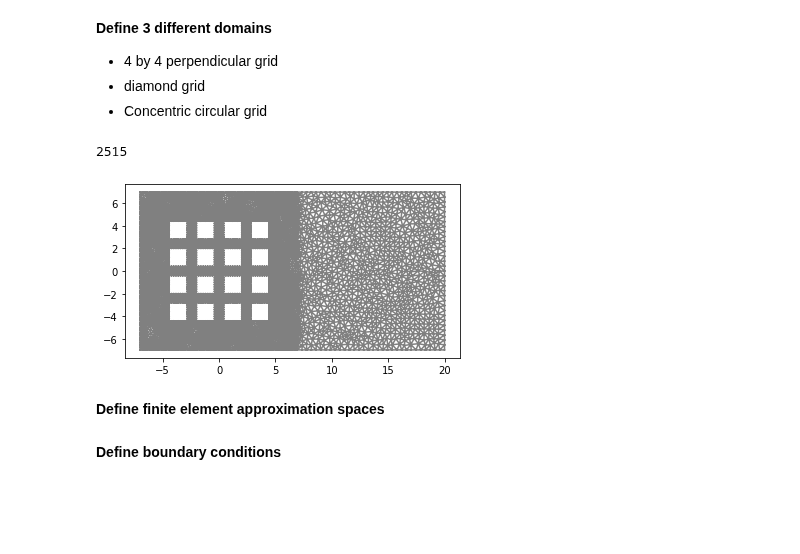
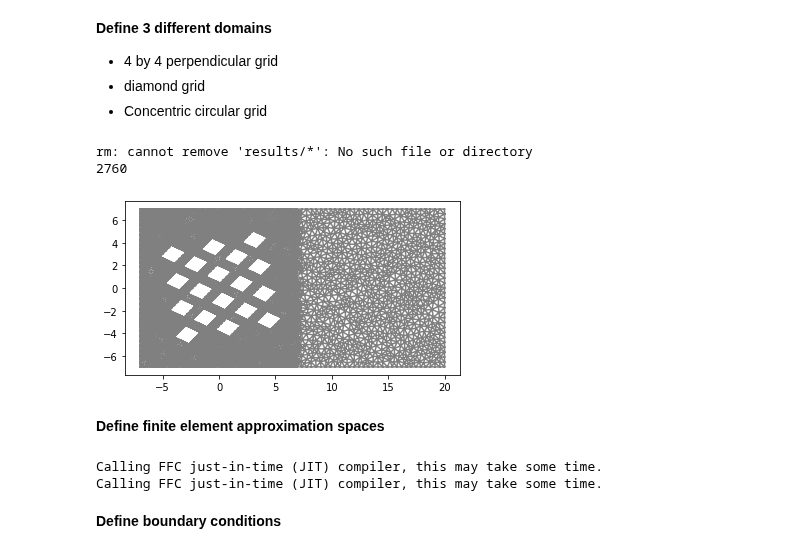
Before and after one commit to johanhoffman/DD2365-VT20, a Jupyter notebook: Project/projectV4_P2.ipynb, the cells around one changed output. Cells and saved outputs as stored; diff of their text form; code cells hidden in the pictures; blank space fills up the shorter version.

```diff
--- a/Project/projectV4_P2.ipynb
+++ b/Project/projectV4_P2.ipynb
@@ -110,60 +128,48 @@ mesh = RectangleMesh(Point(0.0, 0.0), Point(L, H), L*resolution, H*resolution)
 mesh_file = File('mesh.xml')
 mesh_file >> mesh
 
-
-# Local mesh refinement (specified by a cell marker)
-no_levels = 0
-for i in range(0,no_levels):
-  cell_marker = MeshFunction("bool", mesh, mesh.topology().dim())
-  for cell in cells(mesh):
-    cell_marker[cell] = False
-    p = cell.midpoint()
-    if p.distance(Point(xc, yc)) < 0.5:
-        cell_marker[cell] = True
-  mesh = refine(mesh, cell_marker)
-
-
 # define source/evaluation area
 class SourceGrid(SubDomain):
     def inside(self, x, on_boundary):
         return (x[1]<5.07/cos(alpha) + tan(alpha)*x[0] \
                 and x[1]>-5.07/cos(alpha) + tan(alpha)*x[0] \
                 and x[0]<5.07/cos(alpha) - tan(alpha)*x[1] and \
                 x[0]>-5.07/cos(alpha) - tan(alpha)*x[1])
 
 class SourceSkewed(SubDomain):
     def inside(self, x, on_boundary):
-        return (x[1]<5/cos(alpha) + tan(alpha)*x[0] \
-                and x[1]>-5/cos(alpha) + tan(alpha)*x[0] \
-                and x[0]<5/cos(alpha) - tan(alpha)*x[1] and \
-                x[0]>-5/cos(alpha) - tan(alpha)*x[1])
+        return (x[1]<4.8/cos(alpha) + tan(alpha)*x[0] \
+                and x[1]>-4.7/cos(alpha) + tan(alpha)*x[0] \
+                and x[0]<5.3/cos(alpha) - tan(alpha)*x[1] and \
+                x[0]>-4.9/cos(alpha) - tan(alpha)*x[1])
 
 class SourceCircle(SubDomain):
     def inside(self, x, on_boundary):
         return (sqrt(x[0]*x[0]+x[1]*x[1])< 5.5)
 
-alpha = math.radians(0)
-source = SourceGrid()
-# source = SourceSkewed()
+alpha = math.radians(10)
+# source = SourceGrid()
+source = SourceSkewed()
 # source = SourceCircle()
 
 domains = MeshFunction("size_t", mesh, mesh.topology().dim())
 domains.set_all(0)
 source.mark(domains, 1)
 cells = domains.array()
 n_cells = np.count_nonzero(cells == 1)
 print(n_cells)
 
 # for visualisation of different domains
 file = File("results/mesh.pvd")
 file << domains
 
 plt.figure()
 plot(mesh)
 plt.show()
 # %% [output]
-2515
+rm: cannot remove 'results/*': No such file or directory
+2760
-[figure, old version]
+[figure, new version]
 # %% [markdown]
 **Define finite element approximation spaces**
 # %%
@@ -176,6 +182,9 @@ u = TrialFunction(V)
 p = TrialFunction(Q)
 v = TestFunction(V)
 q = TestFunction(Q)
+# %% [output]
+Calling FFC just-in-time (JIT) compiler, this may take some time.
+Calling FFC just-in-time (JIT) compiler, this may take some time.
 # %% [markdown]
 **Define boundary conditions**
 # %%
```
Also changed, not shown: parts of 2 cells of this notebook.
